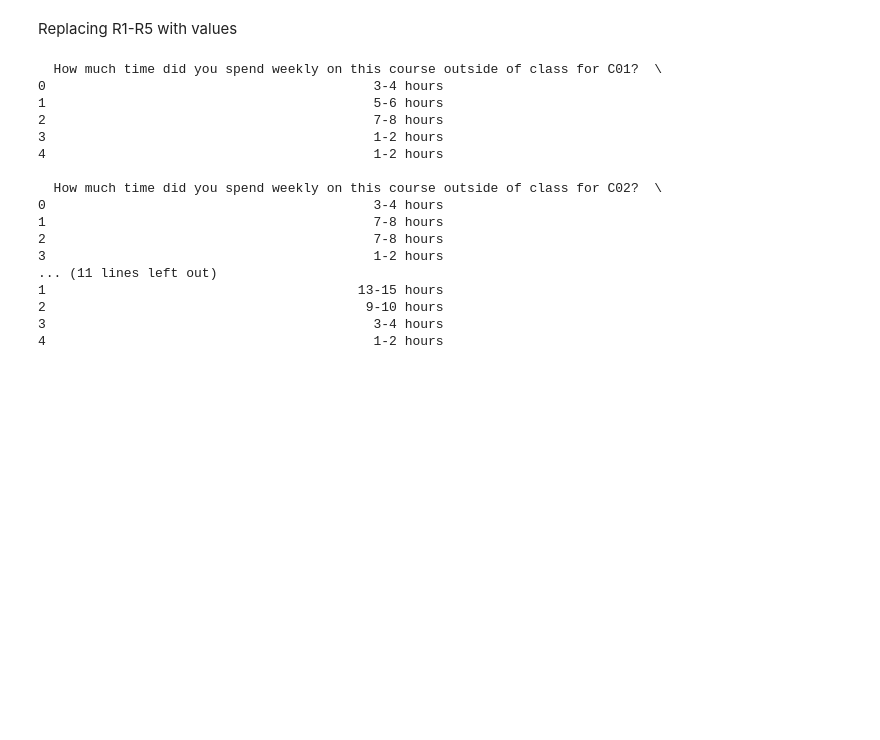
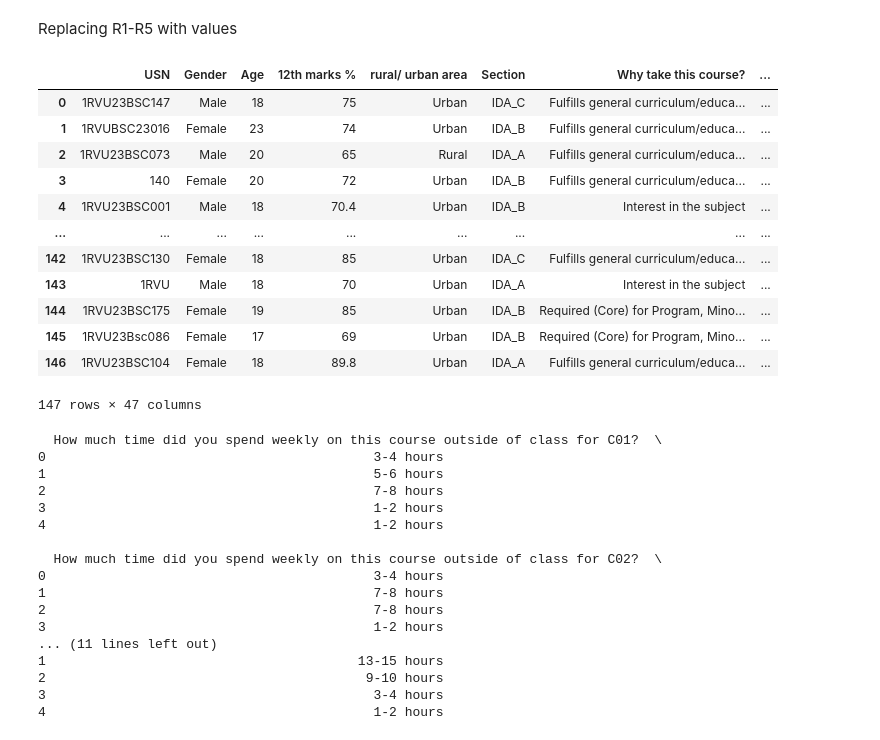
Before and after one commit to Kashishvarmaa/Bias_Mitigation, a Jupyter notebook: preprocessing.ipynb, the cells around one changed output. Drawn from its saved outputs; the diff is of its cells as text; code cells hidden in the pictures; blank space fills up the shorter version.

```diff
--- a/preprocessing.ipynb
+++ b/preprocessing.ipynb
@@ -3,7 +3,7 @@ import pandas as pd
 # %% [markdown]
 ### CSV 1  - Student Feedback form_IDA1_CS1202 - Student Feedback form_IDA1_CS1202.csv.csv
 # %%
-data = pd.read_csv('CSV\Student Feedback form_IDA1_CS1202.csv')
+data = pd.read_csv('CSV/Student Feedback form_IDA1_CS1202.csv')
 # %%
 print(data.head(10))
 # %% [output]
@@ -67,6 +67,22 @@ memory usage: 54.1+ KB
 None
 # %% [markdown]
 Replacing R1-R5 with values
+# %%
+data
+# %% [output]
+|  | USN | Gender | Age | 12th marks % | rural/ urban area | Section | Why take this course? | ... |
+| 0 | 1RVU23BSC147 | Male | 18 | 75 | Urban | IDA_C | Fulfills general curriculum/educa... | ... |
+| 1 | 1RVUBSC23016 | Female | 23 | 74 | Urban | IDA_B | Fulfills general curriculum/educa... | ... |
+| 2 | 1RVU23BSC073 | Male | 20 | 65 | Rural | IDA_A | Fulfills general curriculum/educa... | ... |
+| 3 | 140 | Female | 20 | 72 | Urban | IDA_B | Fulfills general curriculum/educa... | ... |
+| 4 | 1RVU23BSC001 | Male | 18 | 70.4 | Urban | IDA_B | Interest in the subject | ... |
+| ... | ... | ... | ... | ... | ... | ... | ... | ... |
+| 142 | 1RVU23BSC130 | Female | 18 | 85 | Urban | IDA_C | Fulfills general curriculum/educa... | ... |
+| 143 | 1RVU | Male | 18 | 70 | Urban | IDA_A | Interest in the subject | ... |
+| 144 | 1RVU23BSC175 | Female | 19 | 85 | Urban | IDA_B | Required (Core) for Program, Mino... | ... |
+| 145 | 1RVU23Bsc086 | Female | 17 | 69 | Urban | IDA_B | Required (Core) for Program, Mino... | ... |
+| 146 | 1RVU23BSC104 | Female | 18 | 89.8 | Urban | IDA_A | Fulfills general curriculum/educa... | ... |
+147 rows × 47 columns
 # %%
 
 
```
Also changed, not shown: 1 other file.
